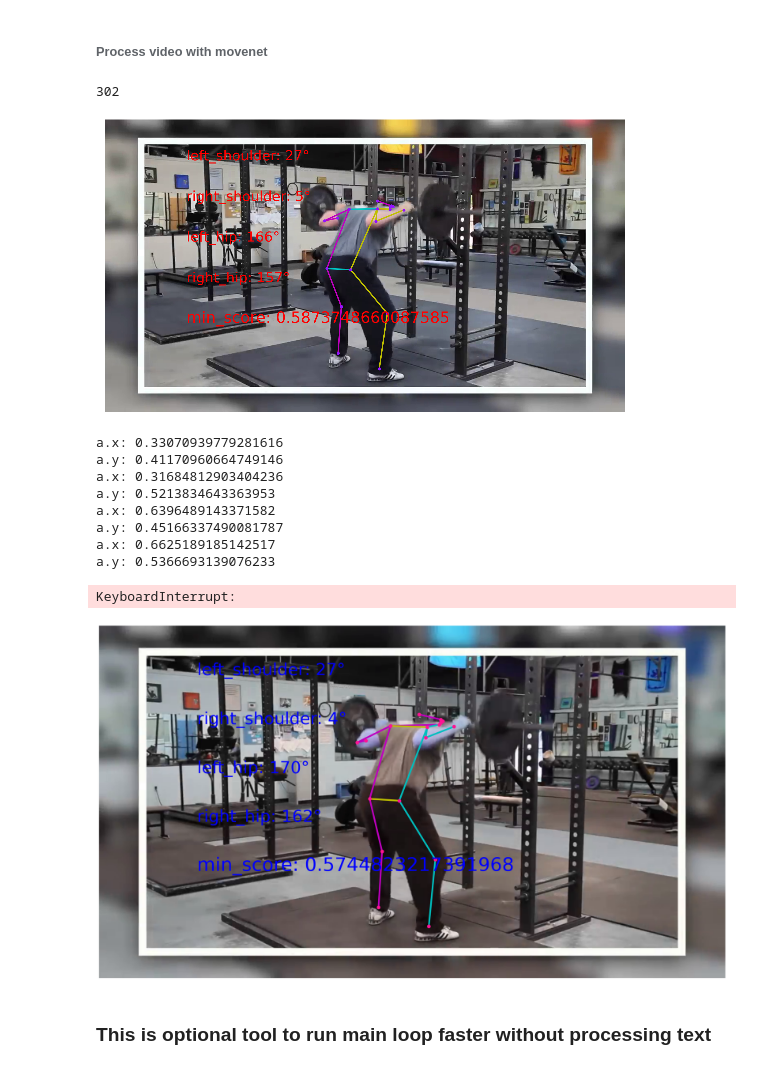
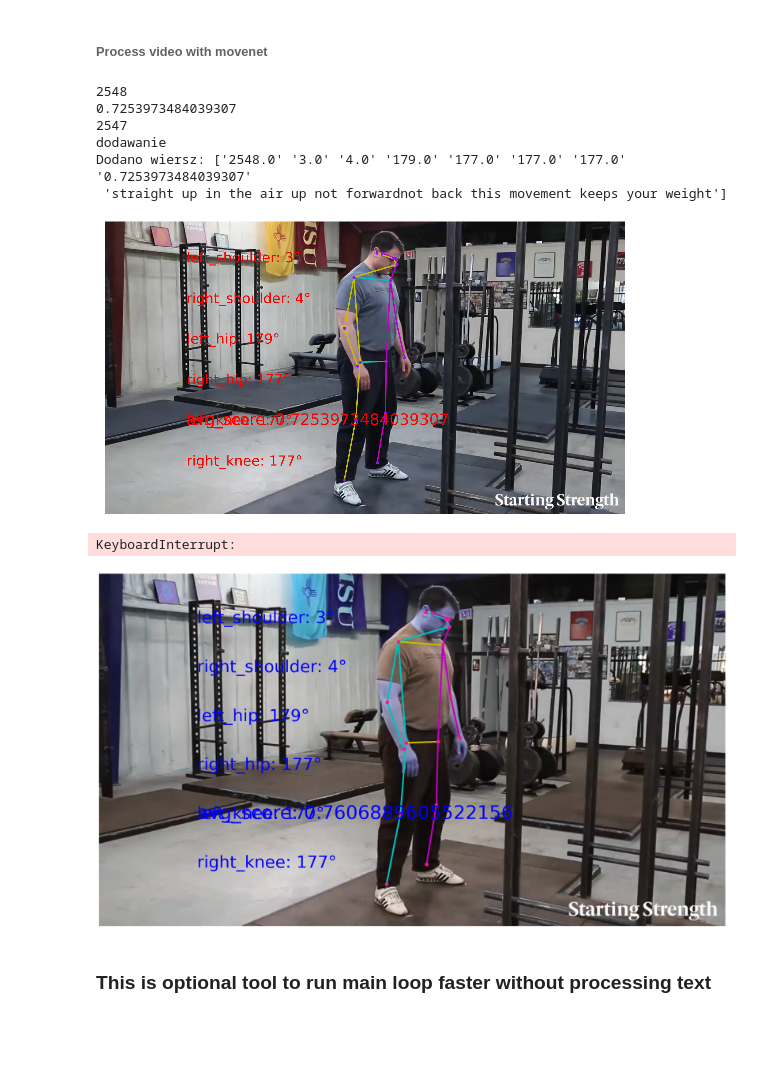
Before and after one commit to GymMachineLearning/ml_model_alt, a Jupyter notebook: notebooks/preprocess_data.ipynb, the cells around one changed output. Drawn from its saved outputs; the diff is of its cells as text; code cells hidden in the pictures; blank space fills up the shorter version.

```diff
--- a/notebooks/preprocess_data.ipynb
+++ b/notebooks/preprocess_data.ipynb
@@ -248,6 +249,9 @@ angles_to_display = [
         ('right_elbow', 'right_shoulder', 'right_hip'),
         ('left_knee', 'left_hip', 'left_shoulder'),
         ('right_knee', 'right_hip', 'right_shoulder'),
+        ('left_ankle', 'left_knee', 'left_hip'),
+        ('right_ankle', 'right_knee', 'right_hip'),
+
 ]
 
 def _keypoints_and_edges_for_display(keypoints_with_scores,
@@ -387,7 +391,9 @@ def draw_prediction_on_image(
     #input("Press Enter to continue...")
   scores_values = keypoints_with_scores[:, :, :, 2]
 
-  # Znalezienie minimum
+
+  vector = np.array([])
+
   avg_score_value = np.mean(scores_values)
   i = 0
   for (joint_a, joint_b, joint_c) in angles_to_display:
@@ -404,11 +410,13 @@ def draw_prediction_on_image(
       c = keypoints_with_scores[0, 0, idx_c, :2] * [width, height]
 
       angle = calculate_angle(a, b, c)
-      print(f"a.x: {keypoints_with_scores[0, 0, idx_a, :2][0]}")
-      print(f"a.y: {keypoints_with_scores[0, 0, idx_a, :2][1]}")
+      # print(f"a.x: {keypoints_with_scores[0, 0, idx_a, :2][0]}")
+      # print(f"a.y: {keypoints_with_scores[0, 0, idx_a, :2][1]}")
       ax.text(200, 100+i*100, f'{joint_b}: {int(angle)}°', color='blue', fontsize=40, ha='left')
+      vector = np.append(vector,int(angle))
       i=i+1
   ax.text(200, 500, f'avg_score: {(avg_score_value)}', color='blue', fontsize=45, ha='left')
+  vector = np.append(vector,avg_score_value)
   #ax.text(100, 100, f'textasddddddddd', color='yellow', fontsize=40, ha='center')
   fig.canvas.draw()
   image_from_plot = np.frombuffer(fig.canvas.tostring_rgb(), dtype=np.uint8)
@@ -420,7 +428,8 @@ def draw_prediction_on_image(
     image_from_plot = cv2.resize(
         image_from_plot, dsize=(output_image_width, output_image_height),
          interpolation=cv2.INTER_CUBIC)
-  return image_from_plot
+
+  return image_from_plot,vector
 
 
 
@@ -640,7 +688,8 @@ output_images = []
 bar = display(progress(0, num_frames-1), display_id=True)
 last_frame = 0
 frame_idx = 0
-
+dq = collections.deque()
+curr_sub_start = 0
 try:
     while cap.isOpened():
         #cap.set(cv2.CAP_PROP_POS_FRAMES, frame_idx)
@@ -648,53 +697,67 @@ try:
         if not ret:
             break
 
-
+        current_time = frame_idx / fps
         #print( length )
         #if last_frame!=frame_idx:
         #if(frame_idx%4==0):
         keypoints_with_scores = run_inference(
                 movenet, frame, crop_region,
                 crop_size=[input_size, input_size])
-        img = draw_prediction_on_image(
+        img, angles_with_avg_score = draw_prediction_on_image(
                 frame.astype(np.int32),
                 keypoints_with_scores, crop_region=None,
                 close_figure=True, output_image_height=300)
 
         #output_images.append(img)
 
             # Display the current image
         clear_output(wait=True)
         print(frame_idx)
+        while(subtitles[curr_sub_start]['start']<current_time):
+          #print(subtitles[curr_sub_start]['text'])
+          dq.append(curr_sub_start)
+          curr_sub_start=curr_sub_start+1
+        if(len(dq) >0):
+          while(subtitles[dq[0]]['start'] + subtitles[dq[0]]['duration']<current_time):
+            dq.popleft()
+        print(angles_with_avg_score[-1] )
+        print(get_last_frame(filename))
+        if (angles_with_avg_score[-1] > 0.5) and (frame_idx>get_last_frame(filename)):
+          print("dodawanie")
+          description = ''
+          for x in dq:
+            description+=subtitles[x]['text']
+          add_row(filename,frame_idx,angles_with_avg_score,description)
+
+
         cv2_imshow(img)
         time.sleep(0.10)
         crop_region = determine_crop_region(
                 keypoints_with_scores, image_height, image_width)
         #bar.update(progress(frame_idx, num_frames-1))
         #last_frame = frame_idx
         #key = cv2.waitKey(100)  # Adjust the delay as needed (milliseconds)
         #input("Press Enter to continue...")
         # if key == 27:  # ESC key to exit
         #   break
         # elif key == 83 or key == 100:
         frame_idx += 1
 finally:
     cap.release()
     cv2.destroyAllWindows()
 # Prepare MP4 visualization.
 #to_mp4(output_images, 'output.mp4', fps=fps)
 # %% [output]
-302
+2548
+0.7253973484039307
+2547
+dodawanie
+Dodano wiersz: ['2548.0' '3.0' '4.0' '179.0' '177.0' '177.0' '177.0' '0.7253973484039307'
+ 'straight up in the air up not forwardnot back this movement keeps your weight']
-[figure, old version]
+[figure, new version]
-a.x: 0.33070939779281616
-a.y: 0.41170960664749146
-a.x: 0.31684812903404236
-a.y: 0.5213834643363953
-a.x: 0.6396489143371582
-a.y: 0.45166337490081787
-a.x: 0.6625189185142517
-a.y: 0.5366693139076233
+KeyboardInterrupt:
-KeyboardInterrupt:
-[figure, old version]
+[figure, new version]
 # %% [markdown]
 ### This is optional tool to run main loop faster without processing text
 # %%
```
Also changed, not shown: parts of 3 cells of this notebook.
